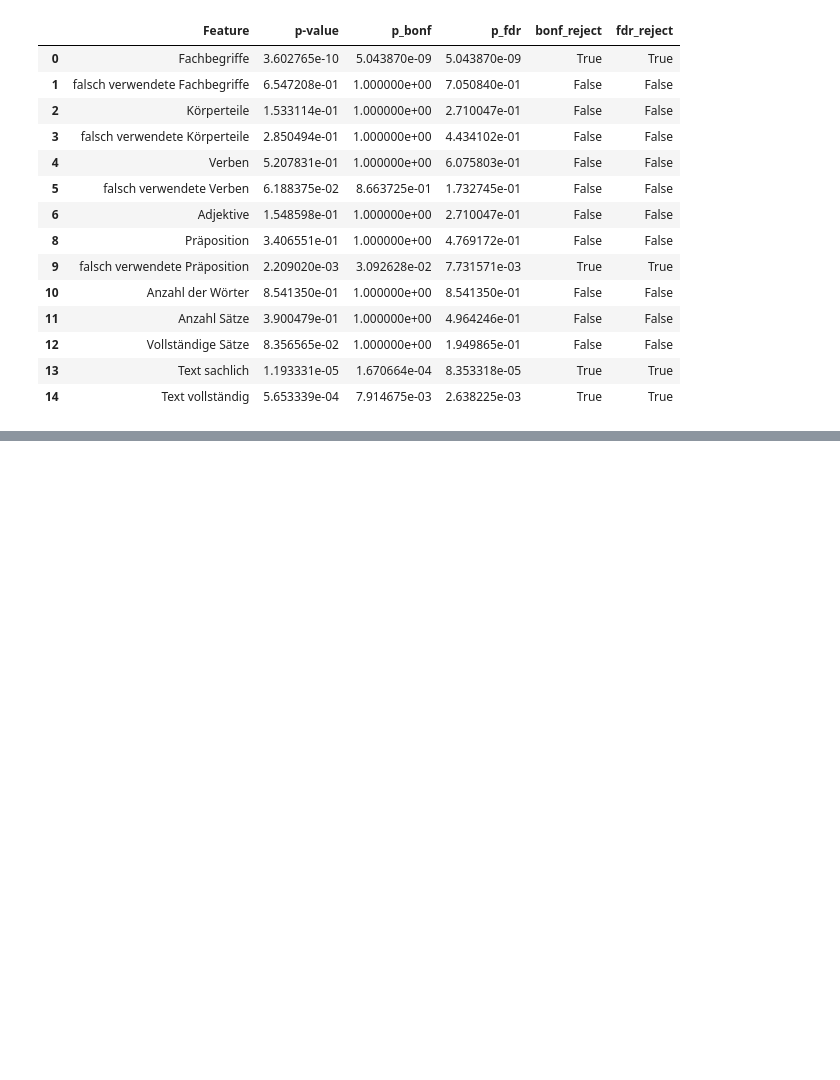
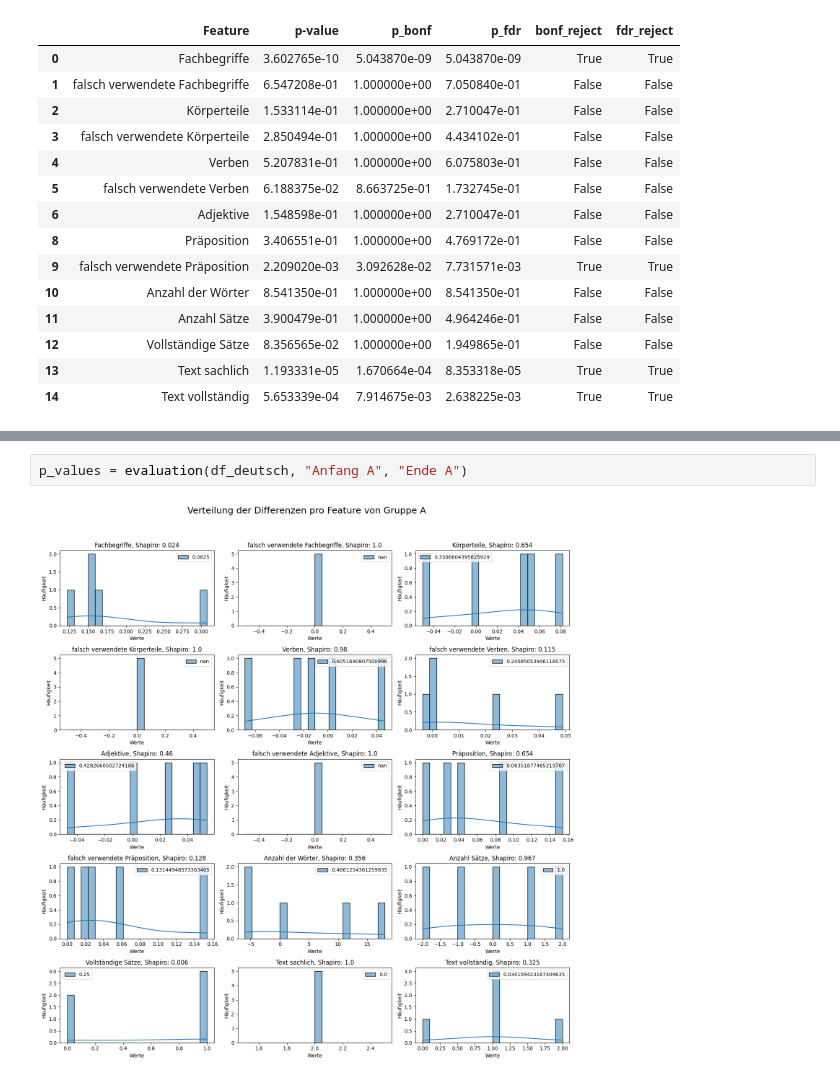
Before and after one commit to pietow/Auswertung, a Jupyter notebook: auswertung.ipynb, the cells around one changed output, grey strips where cells are left out. Cells and saved outputs as stored; diff of their text form; blank space fills up the shorter version.

```diff
--- a/auswertung.ipynb
+++ b/auswertung.ipynb
@@ -185,0 +223,4 @@ p_values
+# %%
+p_values = evaluation(df_deutsch, "Anfang A", "Ende A")
+# %% [output]
+[figure, added]
```
Also changed, not shown: parts of 11 cells of this notebook.
